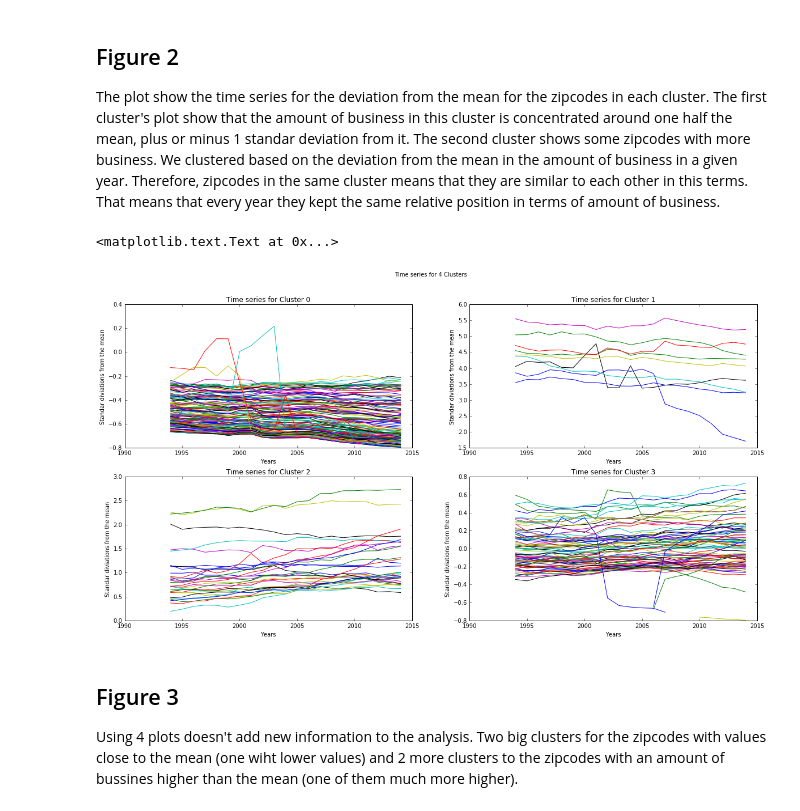
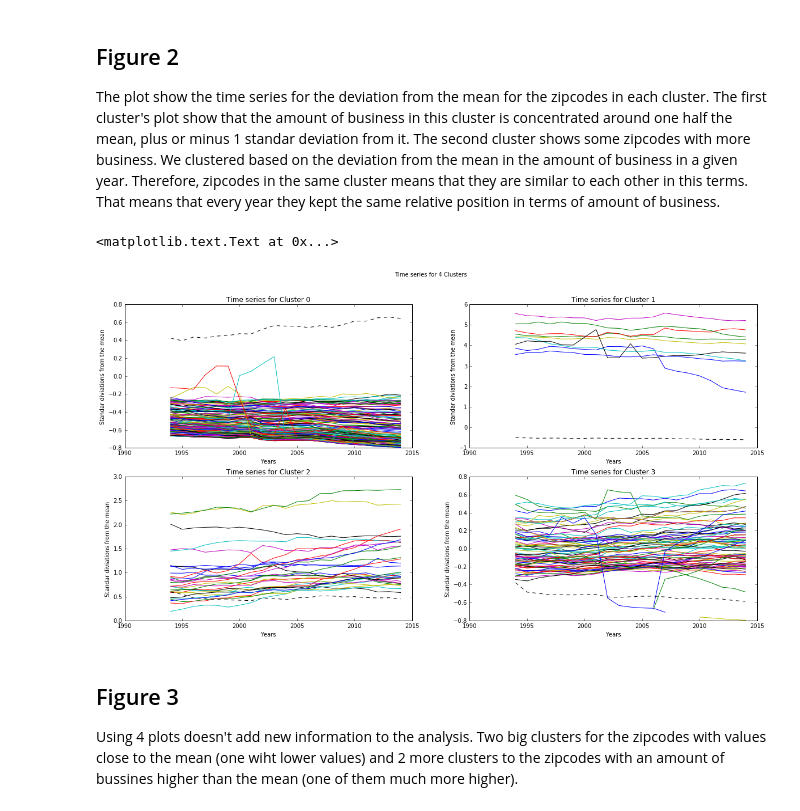
Before and after one commit to alephcero/PUI2016_fdg224, a Jupyter notebook: HW11_fdg224/HW11_2_fdg224.ipynb, the cells around one changed output. Cells and saved outputs as stored; diff of their text form; code cells hidden in the pictures.

Commit message:
mean in plot

```diff
--- a/HW11_fdg224/HW11_2_fdg224.ipynb
+++ b/HW11_fdg224/HW11_2_fdg224.ipynb
@@ -221,17 +223,18 @@ The plot show the time series for the deviation from the mean for the zipcodes i
 # %%
 fig = plt.figure(figsize=(20,10))
 for cluster in range(0,4):
     ax = fig.add_subplot(2,2,cluster + 1)
     [ax.plot(mergeData.loc[i,yearsText]) for i in mergeData.loc[mergeData.k4==cluster].index]
+    ax.plot(yearsText,[mergeData.loc[cluster,yearsText[j]] for j in range(len(yearsText))],'k--')
     ax.set_title('Time series for Cluster ' + str(cluster))
     ax.set_xlabel('Years')
     ax.set_ylabel('Standar diviations from the mean')
 
 
 plt.suptitle('Time series for 4 Clusters')
 # %% [output]
 <matplotlib.text.Text at 0x...>
-[figure, old version]
+[figure, new version]
 # %% [markdown]
 ## Figure 3
 
```
Also changed, not shown: parts of 1 cell of this notebook.
